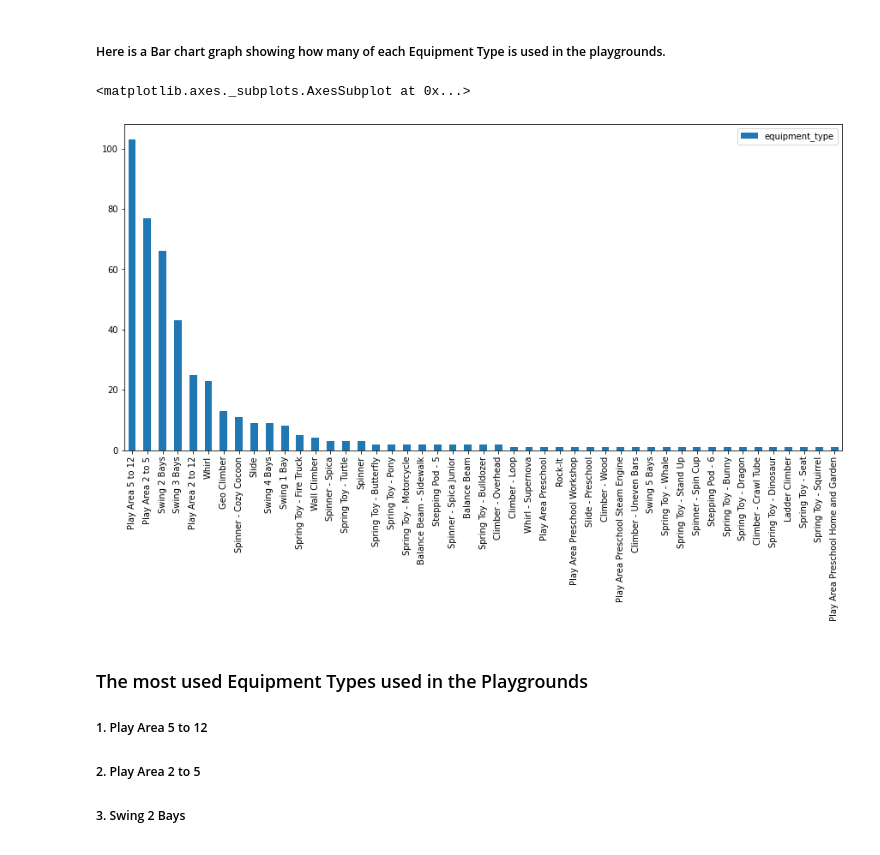
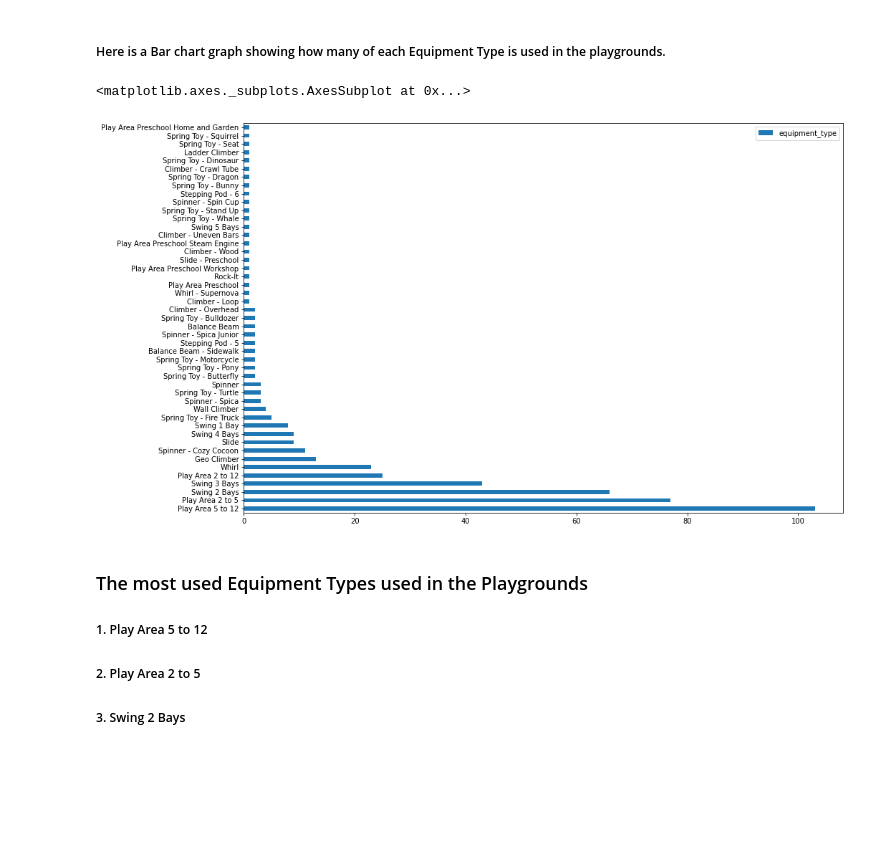
Before and after one commit to Roma-Reddy/Cmpinf0010FinalProject, a Jupyter notebook: Roma_Final_Notebook.ipynb, the cells around one changed output. Drawn from its saved outputs; the diff is of its cells as text; code cells hidden in the pictures; blank space fills up the shorter version.

```diff
--- a/Roma_Final_Notebook.ipynb
+++ b/Roma_Final_Notebook.ipynb
@@ -153,10 +153,10 @@ df2
 # %% [markdown]
 ##### Here is a Bar chart graph showing how many of each Equipment Type is used in the playgrounds.
 # %%
-df2.plot(kind = "bar",figsize = (15,7))
+df2.plot(kind = "barh",figsize = (1,10))
 # %% [output]
 <matplotlib.axes._subplots.AxesSubplot at 0x...>
-[figure, old version]
+[figure, new version]
 # %% [markdown]
 ### The most used Equipment Types used in the Playgrounds
 #####  1. Play Area 5 to 12
```
